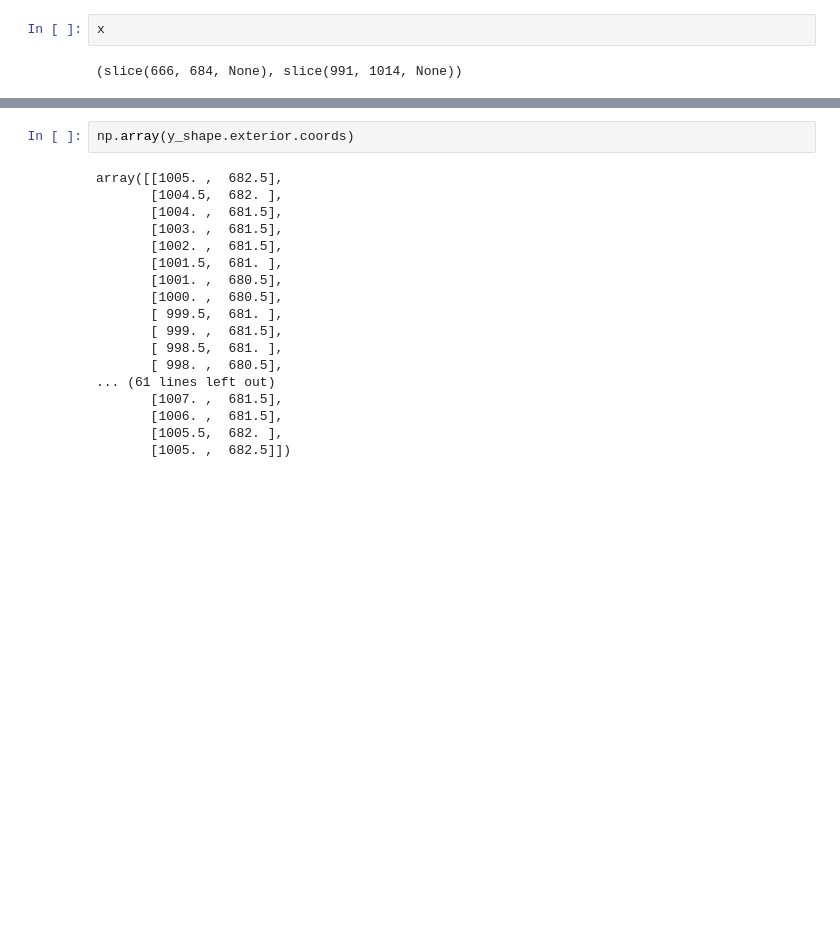
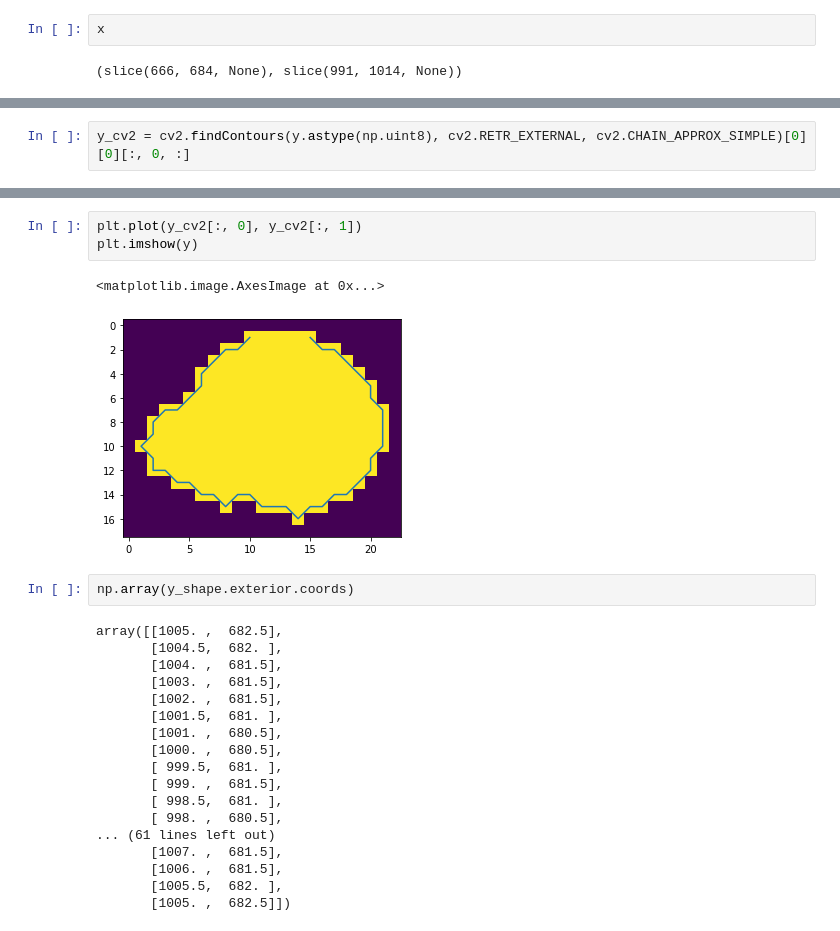
Before and after one commit to clemenshug/celltide, a Jupyter notebook: celltide_exploration.ipynb, the cells around one changed output, grey strips where cells are left out. Saved outputs shown, nothing was run; the diff lists cells and outputs as text; blank space fills up the shorter version.

```diff
--- a/celltide_exploration.ipynb
+++ b/celltide_exploration.ipynb
@@ -310,0 +319,2 @@ plt.imshow(y)
+# %%
+y_cv2 = cv2.findContours(y.astype(np.uint8), cv2.RETR_EXTERNAL, cv2.CHAIN_APPROX_SIMPLE)[0][0][:, 0, :]
@@ -311,3 +341,9 @@ plt.imshow(y)
+# %%
+plt.plot(y_cv2[:, 0], y_cv2[:, 1])
+plt.imshow(y)
+# %% [output]
+<matplotlib.image.AxesImage at 0x...>
+[figure, added]
 # %%
 np.array(y_shape.exterior.coords)
 # %% [output]
```
Also changed, not shown: parts of 32 cells of this notebook.
